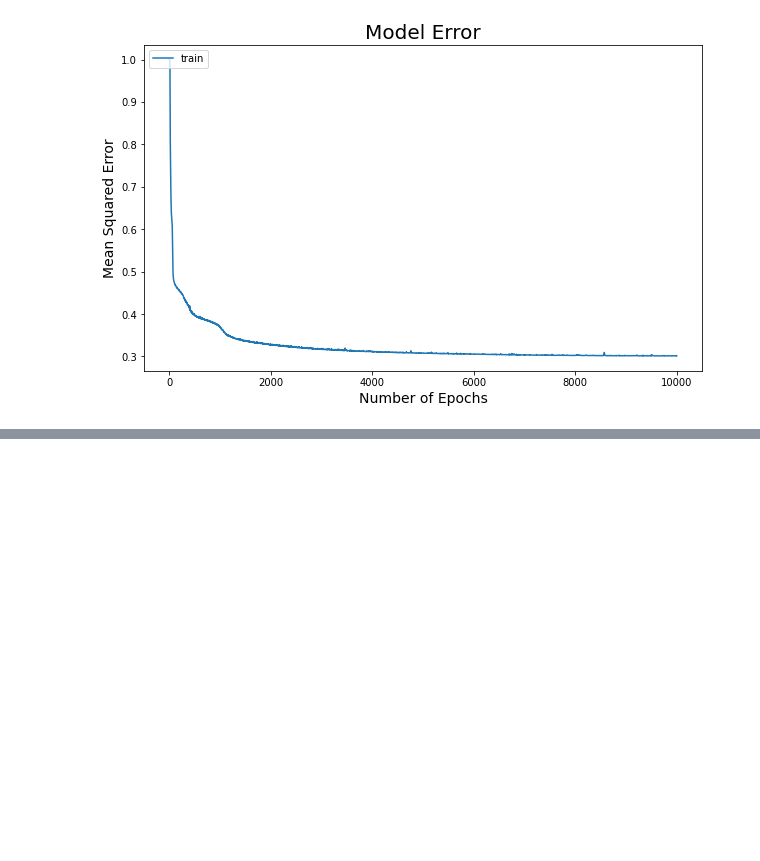
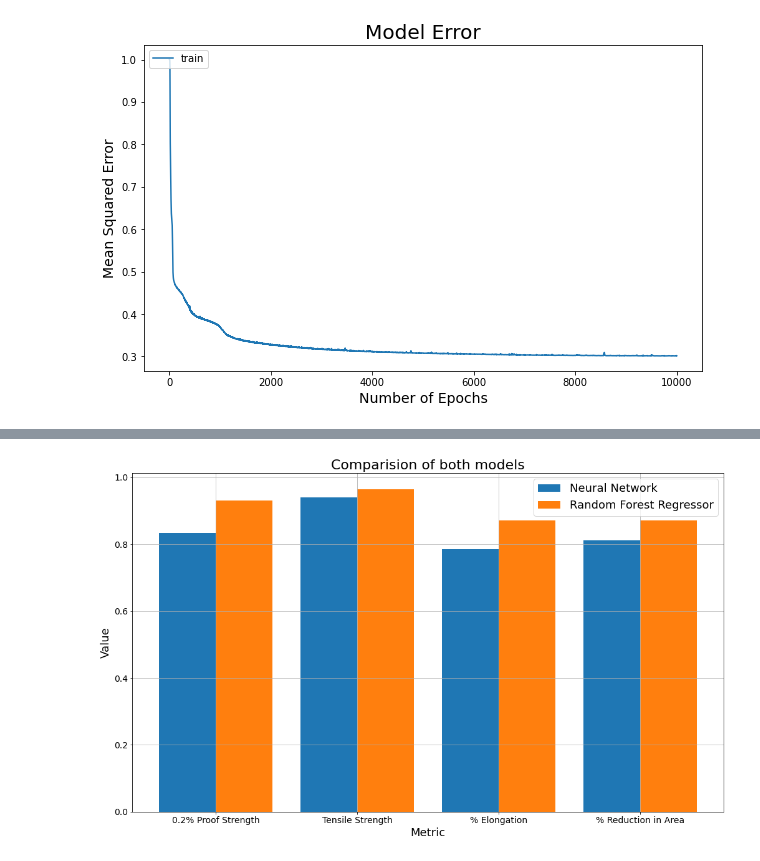
Before and after one commit to akash-elangovan/Comparative-Study-for-Prediction-of-Mechanical-Properties-using-Low-Alloy-Steels, a Jupyter notebook: Capstone_Project.ipynb, the cells around one changed output, grey strips where cells are left out. Saved outputs shown, nothing was run; the diff lists cells and outputs as text; code cells hidden in the pictures; blank space fills up the shorter version.

```diff
--- a/Capstone_Project.ipynb
+++ b/Capstone_Project.ipynb
@@ -251,0 +366,21 @@ R²_score for % Reduction in Area = 0.78
+# %%
+fig= plt.figure(figsize=(17,10))
+X = ['0.2% Proof Strength', 'Tensile Strength', '% Elongation', '% Reduction in Area']
+nn = [r2_proof_strength_nn, r2_tensile_strength_nn, r2_pct_elongation_nn, r2_pct_reduction_area_nn]
+rf = [r2_proof_strength_rf, r2_tensile_strength_rf, r2_pct_elongation_rf, r2_pct_reduction_area_rf]
+
+X_axis = np.arange(len(X))
+
+plt.bar(X_axis - 0.2, nn, 0.4, label = 'Neural Network')
+plt.bar(X_axis + 0.2, rf, 0.4, label = 'Random Forest Regressor')
+
+plt.xticks(X_axis, X, fontsize=14)
+plt.yticks(fontsize=14)
+plt.xlabel("Metric", fontsize=18)
+plt.ylabel("Value", fontsize=18)
+plt.title("Comparision of both models", fontsize=22)
+plt.legend(fontsize = 18)
+plt.grid()
+plt.show()
+# %% [output]
+[figure, added]
```
Also changed, not shown: parts of 14 cells of this notebook.
